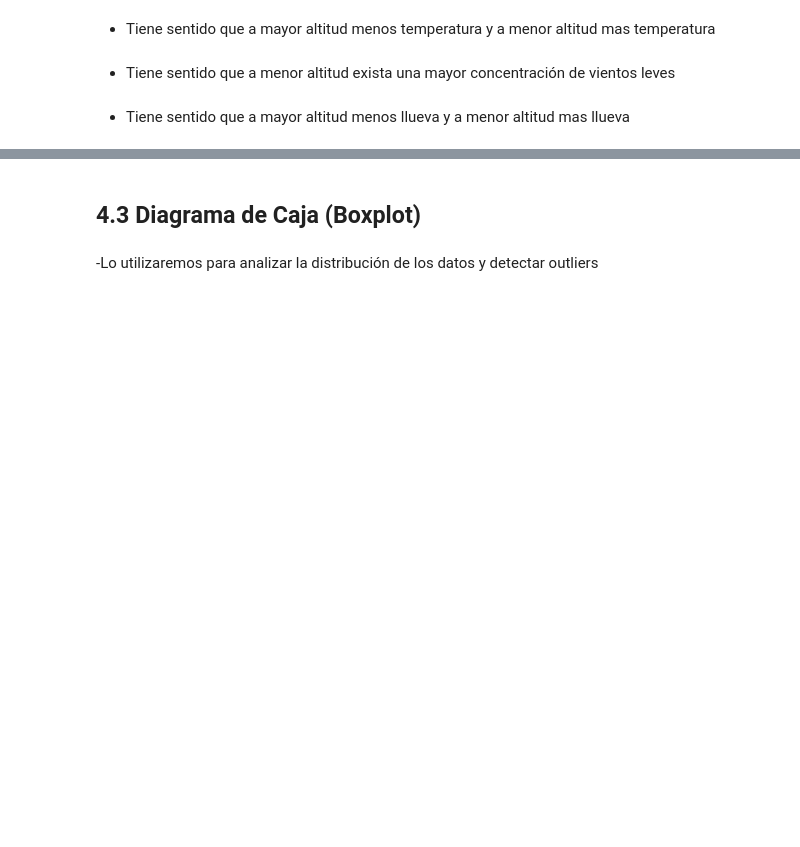
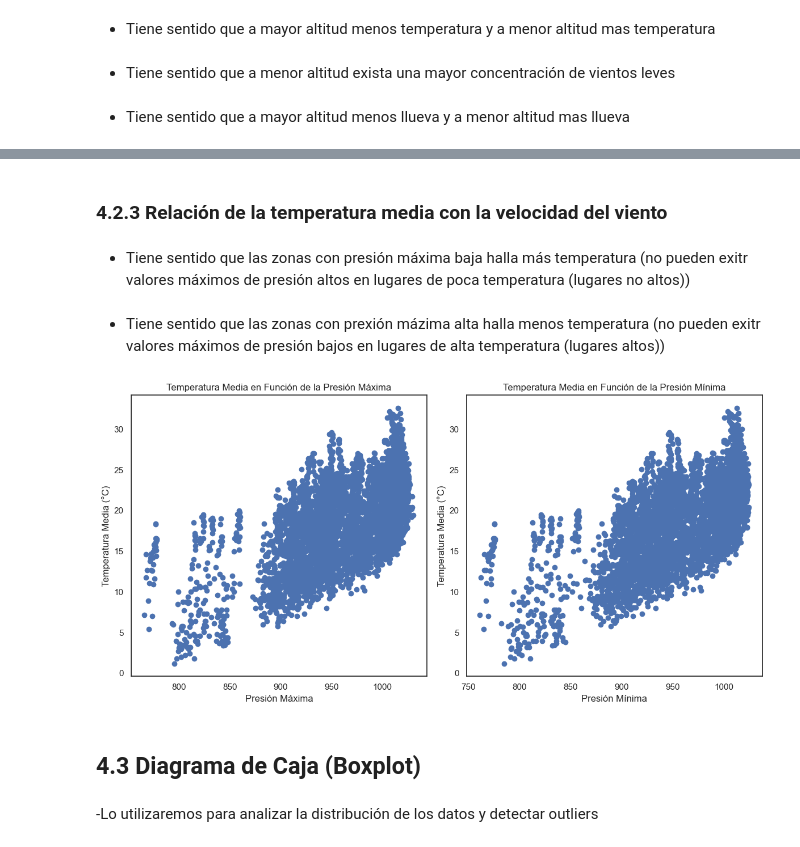
Before and after one commit to guti10x/Aemet, a Jupyter notebook: AEMET_API_requests.ipynb, the cells around one changed output, grey strips where cells are left out. Drawn from its saved outputs; the diff is of its cells as text; code cells hidden in the pictures; blank space fills up the shorter version.

```diff
--- a/AEMET_API_requests.ipynb
+++ b/AEMET_API_requests.ipynb
@@ -412,3 +467,30 @@ plt.show()
+# %% [markdown]
+### 4.2.3 Relación de la temperatura media con la velocidad del viento
+# %% [markdown]
+- Tiene sentido que las zonas con presión máxima baja halla más temperatura (no pueden exitr valores máximos de presión altos en lugares de poca temperatura (lugares no altos))
+# %% [markdown]
+- Tiene sentido que las zonas con prexión mázima alta halla menos temperatura (no pueden exitr valores máximos de presión bajos en lugares de alta temperatura (lugares altos))
+# %%
+# Crear un grid de gráficos dispersos (1 fila, 2 columnas)
+fig, axs = plt.subplots(1, 2, figsize=(12, 6))
+
+# Gráfico 1: Temperatura Media en función de la Presión Máxima
+axs[0].scatter(data['presMax'], data['tmed'])
+axs[0].set_title('Temperatura Media en Función de la Presión Máxima')
+axs[0].set_xlabel('Presión Máxima')
+axs[0].set_ylabel('Temperatura Media (°C)')
+
+# Gráfico 2: Temperatura Media en función de la Presión Mínima
+axs[1].scatter(data['presMin'], data['tmed'])
+axs[1].set_title('Temperatura Media en Función de la Presión Mínima')
+axs[1].set_xlabel('Presión Mínima')
+axs[1].set_ylabel('Temperatura Media (°C)')
+
+# Ajustar diseño y mostrar los gráficos
+plt.tight_layout()
+plt.show()
+# %% [output]
+[figure, added]
 # %% [markdown]
 ## 4.3 Diagrama de Caja (Boxplot)
 # %% [markdown]
```
Also changed, not shown: parts of 21 cells of this notebook.
